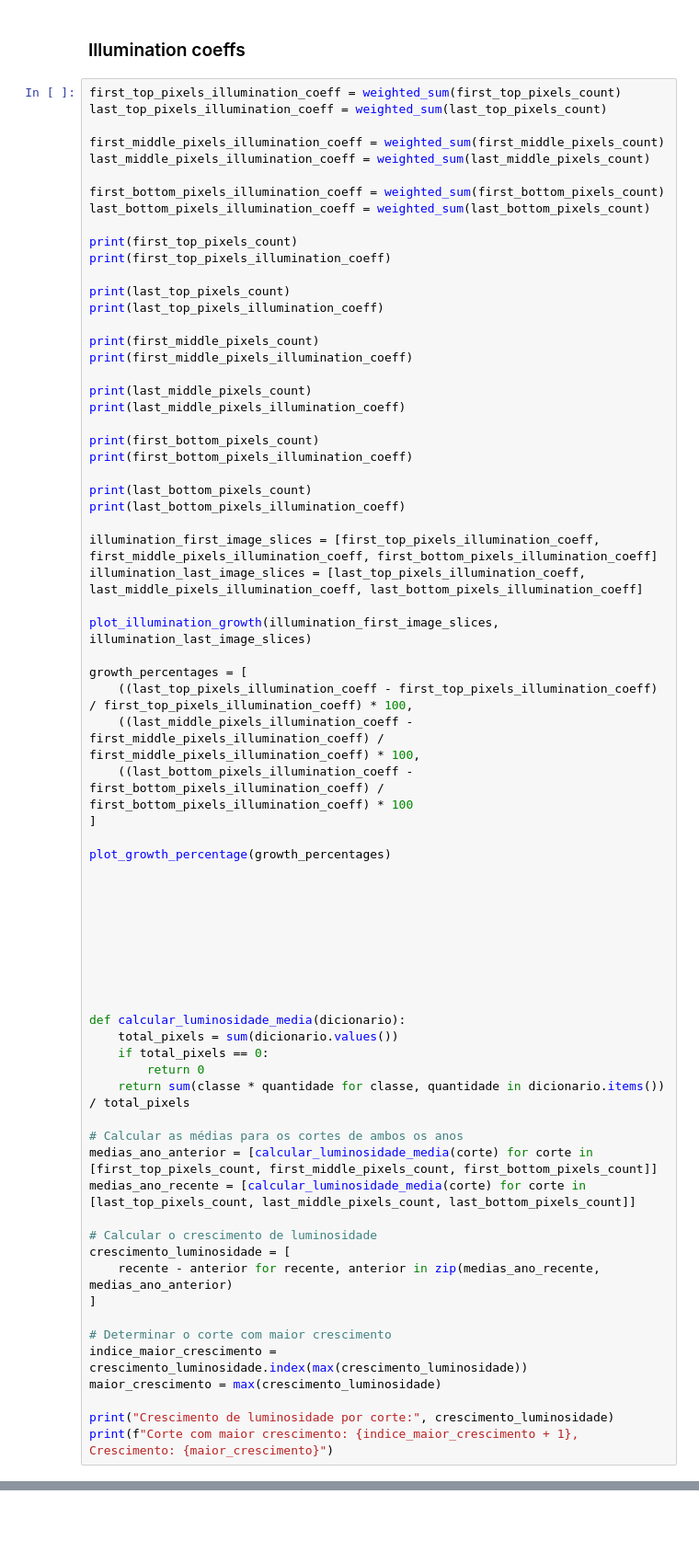
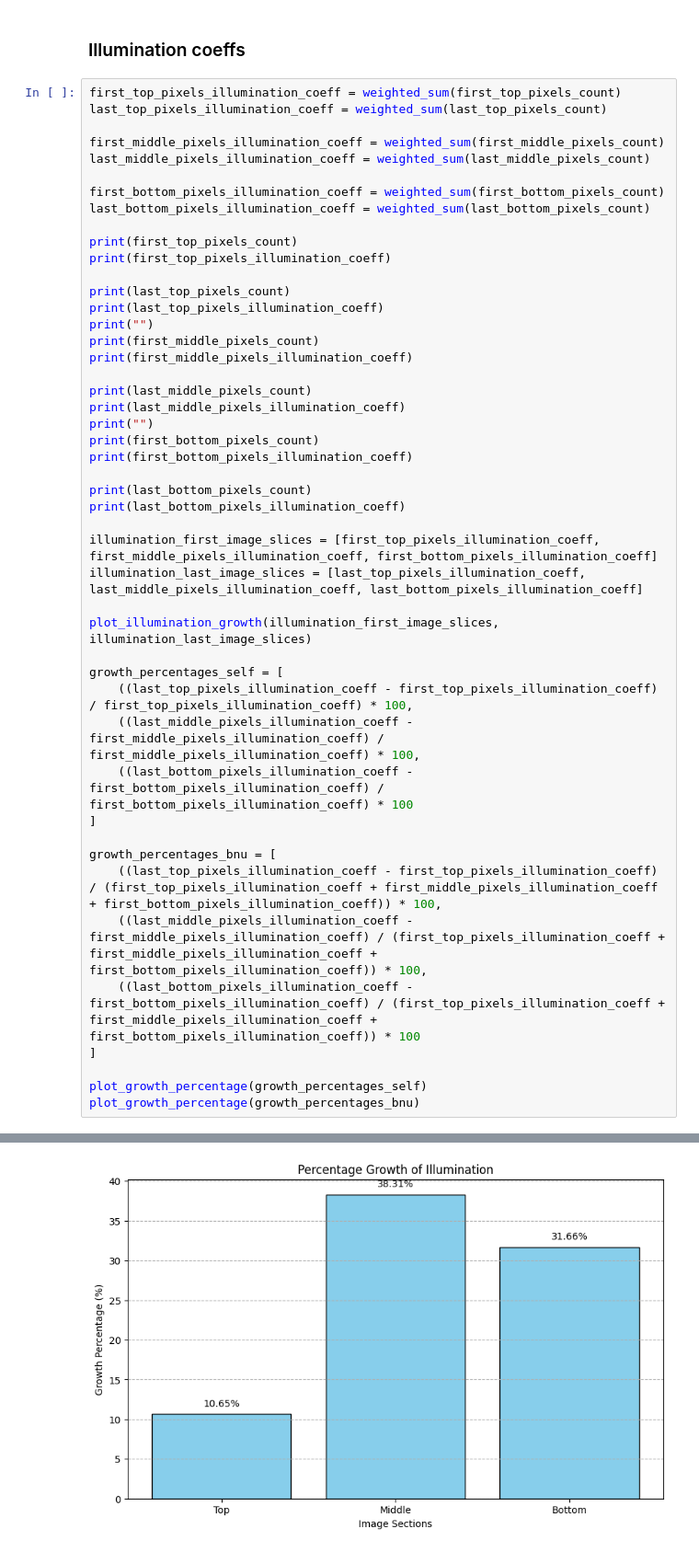
Before and after one commit to leonardopottmayer/furb-image-processing-blumenau-growth, a Jupyter notebook: script.ipynb, the cells around one changed output, grey strips where cells are left out. Shown at 92% size. Saved outputs shown, nothing was run; the diff lists cells and outputs as text; blank space fills up the shorter version.

```diff
--- a/script.ipynb
+++ b/script.ipynb
@@ -715,13 +816,13 @@ print(first_top_pixels_illumination_coeff)
 
 print(last_top_pixels_count)
 print(last_top_pixels_illumination_coeff)
-
+print("")
 print(first_middle_pixels_count)
 print(first_middle_pixels_illumination_coeff)
 
 print(last_middle_pixels_count)
 print(last_middle_pixels_illumination_coeff)
-
+print("")
 print(first_bottom_pixels_count)
 print(first_bottom_pixels_illumination_coeff)
 
@@ -733,43 +834,20 @@ illumination_last_image_slices = [last_top_pixels_illumination_coeff, last_middl
 
 plot_illumination_growth(illumination_first_image_slices, illumination_last_image_slices)
 
-growth_percentages = [
+growth_percentages_self = [
     ((last_top_pixels_illumination_coeff - first_top_pixels_illumination_coeff) / first_top_pixels_illumination_coeff) * 100,
     ((last_middle_pixels_illumination_coeff - first_middle_pixels_illumination_coeff) / first_middle_pixels_illumination_coeff) * 100,
     ((last_bottom_pixels_illumination_coeff - first_bottom_pixels_illumination_coeff) / first_bottom_pixels_illumination_coeff) * 100
 ]
 
-plot_growth_percentage(growth_percentages)
-
-
-
-
-
-
-
-
-
-def calcular_luminosidade_media(dicionario):
-    total_pixels = sum(dicionario.values())
-    if total_pixels == 0:
-        return 0
-    return sum(classe * quantidade for classe, quantidade in dicionario.items()) / total_pixels
-
-# Calcular as médias para os cortes de ambos os anos
-medias_ano_anterior = [calcular_luminosidade_media(corte) for corte in [first_top_pixels_count, first_middle_pixels_count, first_bottom_pixels_count]]
-medias_ano_recente = [calcular_luminosidade_media(corte) for corte in [last_top_pixels_count, last_middle_pixels_count, last_bottom_pixels_count]]
-
-# Calcular o crescimento de luminosidade
-crescimento_luminosidade = [
-    recente - anterior for recente, anterior in zip(medias_ano_recente, medias_ano_anterior)
+growth_percentages_bnu = [
+    ((last_top_pixels_illumination_coeff - first_top_pixels_illumination_coeff) / (first_top_pixels_illumination_coeff + first_middle_pixels_illumination_coeff + first_bottom_pixels_illumination_coeff)) * 100,
+    ((last_middle_pixels_illumination_coeff - first_middle_pixels_illumination_coeff) / (first_top_pixels_illumination_coeff + first_middle_pixels_illumination_coeff + first_bottom_pixels_illumination_coeff)) * 100,
+    ((last_bottom_pixels_illumination_coeff - first_bottom_pixels_illumination_coeff) / (first_top_pixels_illumination_coeff + first_middle_pixels_illumination_coeff + first_bottom_pixels_illumination_coeff)) * 100
 ]
 
-# Determinar o corte com maior crescimento
-indice_maior_crescimento = crescimento_luminosidade.index(max(crescimento_luminosidade))
-maior_crescimento = max(crescimento_luminosidade)
-
-print("Crescimento de luminosidade por corte:", crescimento_luminosidade)
-print(f"Corte com maior crescimento: {indice_maior_crescimento + 1}, Crescimento: {maior_crescimento}")
+plot_growth_percentage(growth_percentages_self)
+plot_growth_percentage(growth_percentages_bnu)
 # %% [output]
 {0: 2263, 1: 31, 2: 2, 3: 0, 4: 0, 5: 0, 6: 0, 7: 0, 8: 0, 9: 0}
 35
@@ -789,0 +868 @@ Corte com maior crescimento: 2, Crescimento: 0.5264227642276422
+[figure, added]
```
Also changed, not shown: parts of 5 cells of this notebook.
